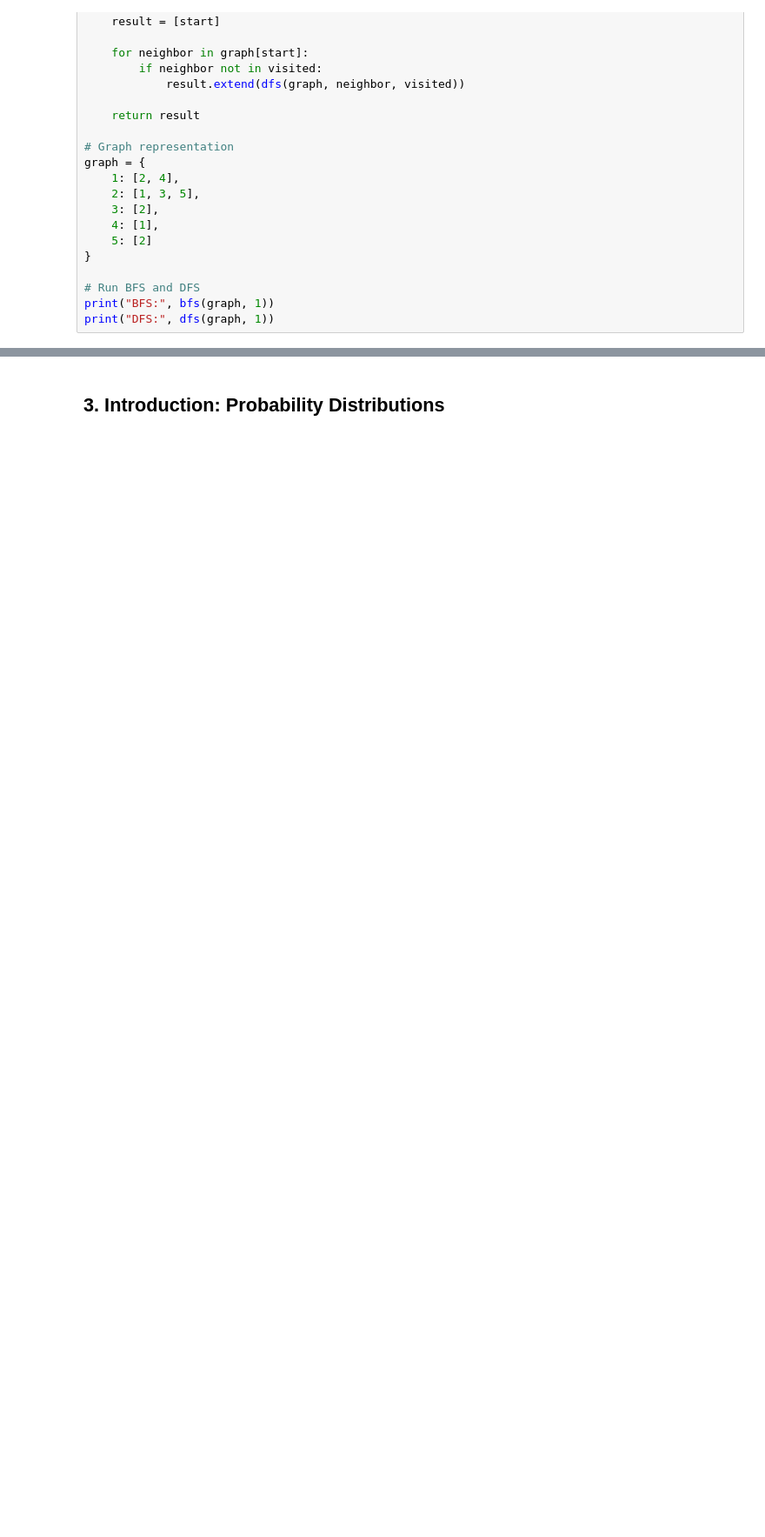
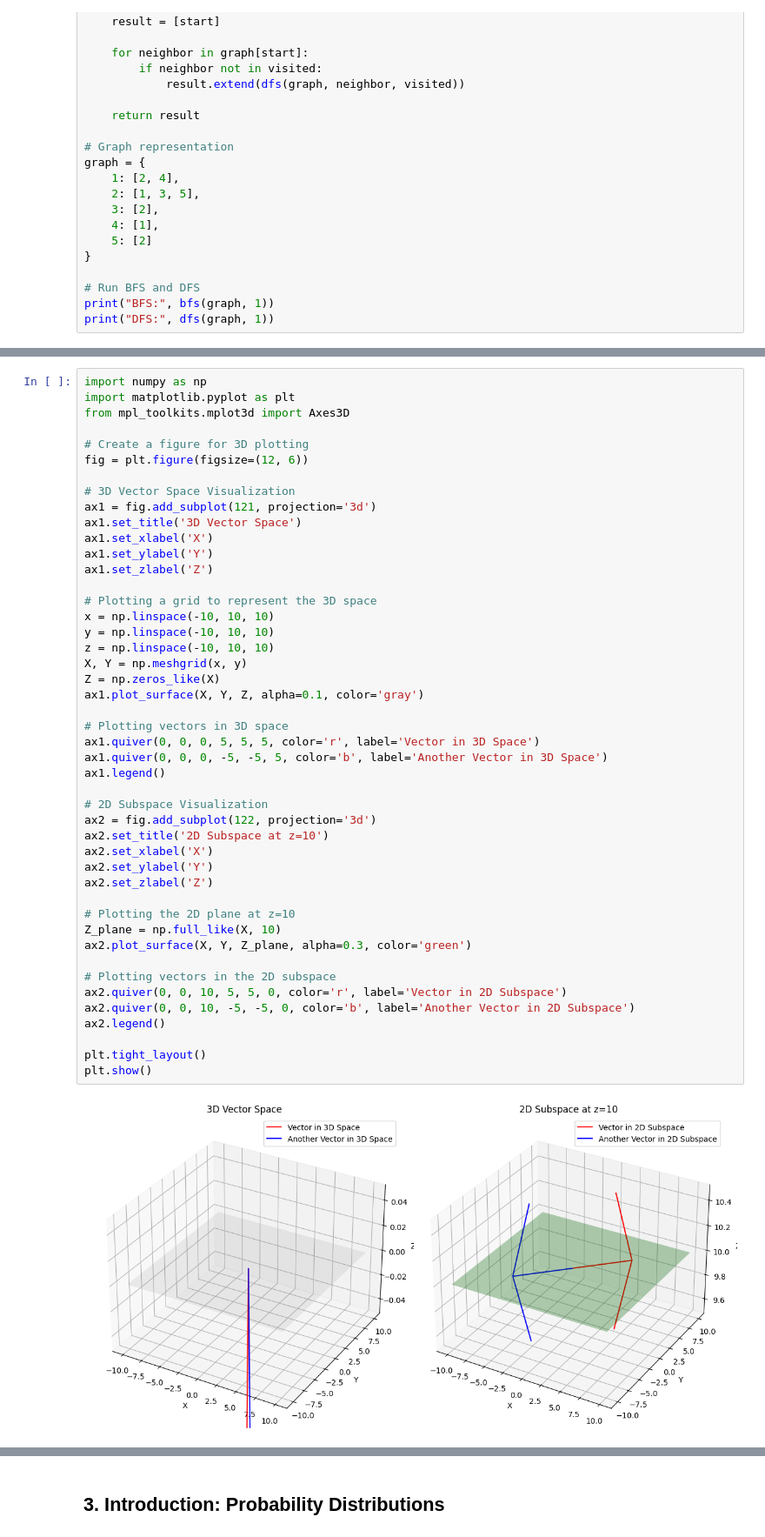
Before and after one commit to nd-cse-30124-sp25/nd-cse-30124-sp25.github.io, a Jupyter notebook: static/homeworks/ai_practice_packet.ipynb, the cells around one changed output, grey strips where cells are left out. Shown: that part at 87% size. Saved outputs shown, nothing was run; the diff lists cells and outputs as text; blank space fills up the shorter version.

```diff
--- a/static/homeworks/ai_practice_packet.ipynb
+++ b/static/homeworks/ai_practice_packet.ipynb
@@ -96,0 +175,48 @@ print("DFS:", dfs(graph, 1))
+# %%
+import numpy as np
+import matplotlib.pyplot as plt
+from mpl_toolkits.mplot3d import Axes3D
+
+# Create a figure for 3D plotting
+fig = plt.figure(figsize=(12, 6))
+
+# 3D Vector Space Visualization
+ax1 = fig.add_subplot(121, projection='3d')
+ax1.set_title('3D Vector Space')
+ax1.set_xlabel('X')
+ax1.set_ylabel('Y')
+ax1.set_zlabel('Z')
+
+# Plotting a grid to represent the 3D space
+x = np.linspace(-10, 10, 10)
+y = np.linspace(-10, 10, 10)
+z = np.linspace(-10, 10, 10)
+X, Y = np.meshgrid(x, y)
+Z = np.zeros_like(X)
+ax1.plot_surface(X, Y, Z, alpha=0.1, color='gray')
+
+# Plotting vectors in 3D space
+ax1.quiver(0, 0, 0, 5, 5, 5, color='r', label='Vector in 3D Space')
+ax1.quiver(0, 0, 0, -5, -5, 5, color='b', label='Another Vector in 3D Space')
+ax1.legend()
+
+# 2D Subspace Visualization
+ax2 = fig.add_subplot(122, projection='3d')
+ax2.set_title('2D Subspace at z=10')
+ax2.set_xlabel('X')
+ax2.set_ylabel('Y')
+ax2.set_zlabel('Z')
+
+# Plotting the 2D plane at z=10
+Z_plane = np.full_like(X, 10)
+ax2.plot_surface(X, Y, Z_plane, alpha=0.3, color='green')
+
+# Plotting vectors in the 2D subspace
+ax2.quiver(0, 0, 10, 5, 5, 0, color='r', label='Vector in 2D Subspace')
+ax2.quiver(0, 0, 10, -5, -5, 0, color='b', label='Another Vector in 2D Subspace')
+ax2.legend()
+
+plt.tight_layout()
+plt.show()
+# %% [output]
+[figure, added]
```
Also changed, not shown: parts of 5 cells of this notebook, 1 other file.
